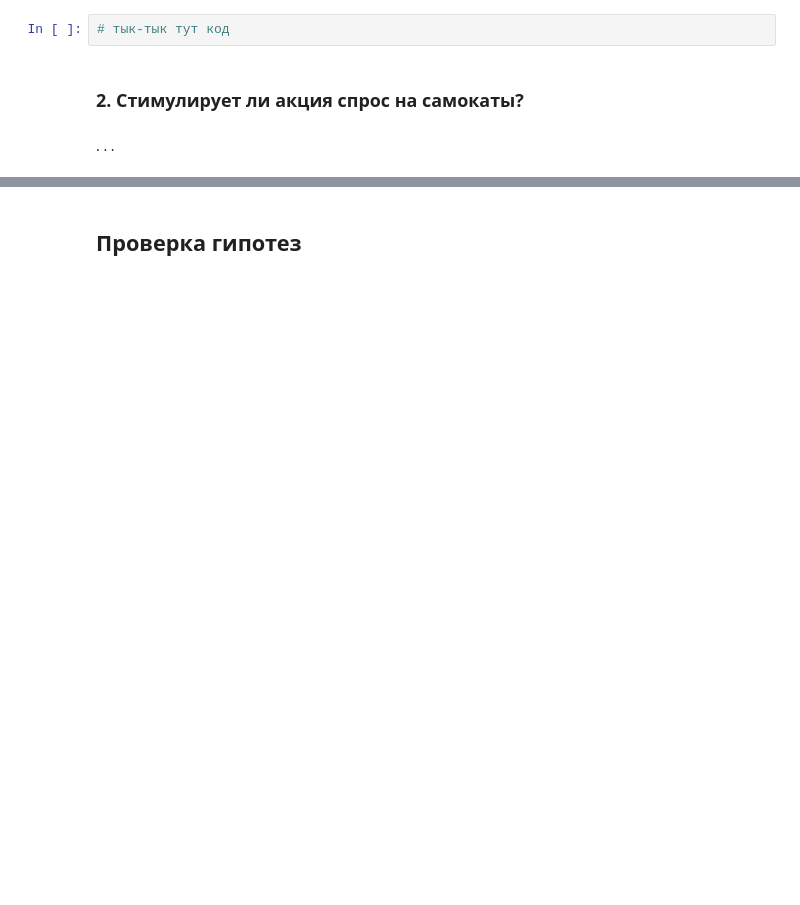
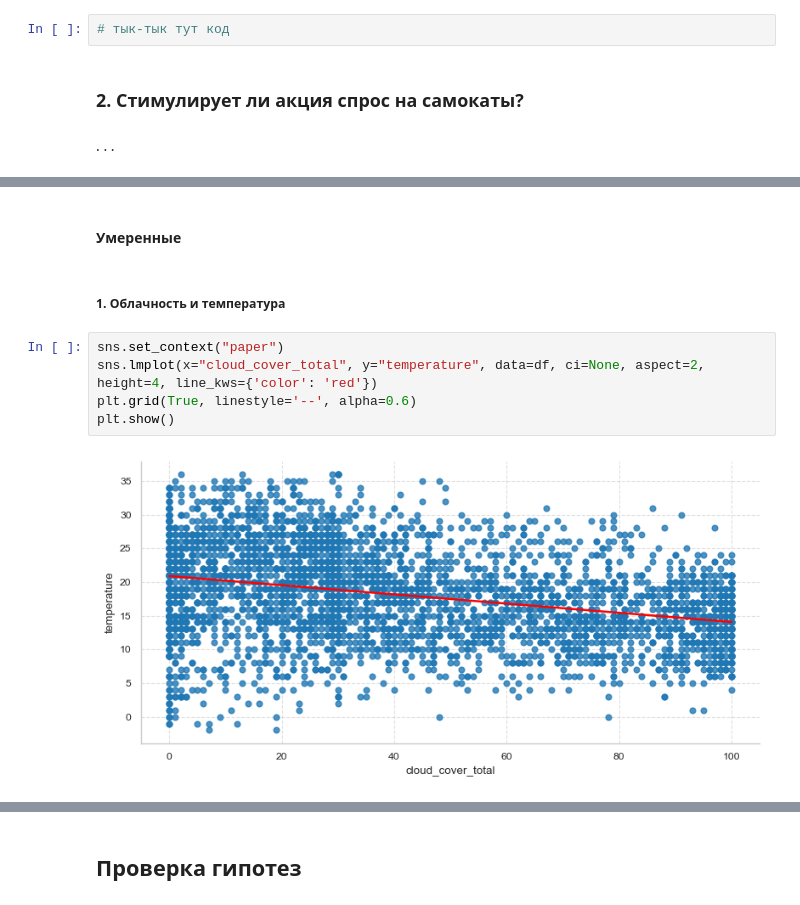
Before and after one commit to PavelFr8/Data-Scooters, a Jupyter notebook: project.ipynb, the cells around one changed output, grey strips where cells are left out. Cells and saved outputs as stored; diff of their text form; blank space fills up the shorter version.

```diff
--- a/project.ipynb
+++ b/project.ipynb
@@ -370,0 +434,11 @@ merge_df.to_csv('rides_&_weather.csv', index=False)
+# %% [markdown]
+#### Умеренные
+# %% [markdown]
+##### 1. Облачность и температура
+# %%
+sns.set_context("paper")
+sns.lmplot(x="cloud_cover_total", y="temperature", data=df, ci=None, aspect=2, height=4, line_kws={'color': 'red'})
+plt.grid(True, linestyle='--', alpha=0.6)
+plt.show()
+# %% [output]
+[figure, added]
```
Also changed, not shown: parts of 75 cells of this notebook, 1 other file.
